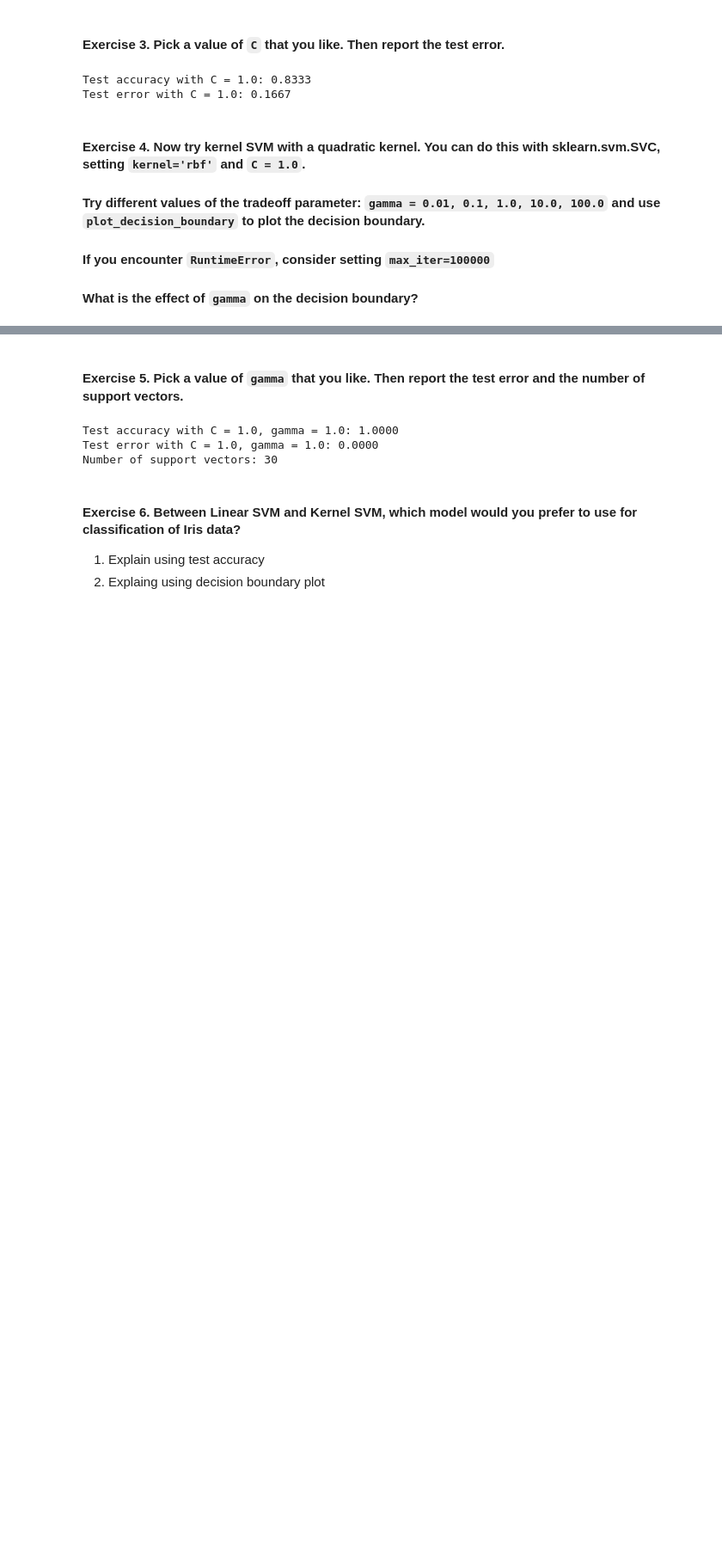
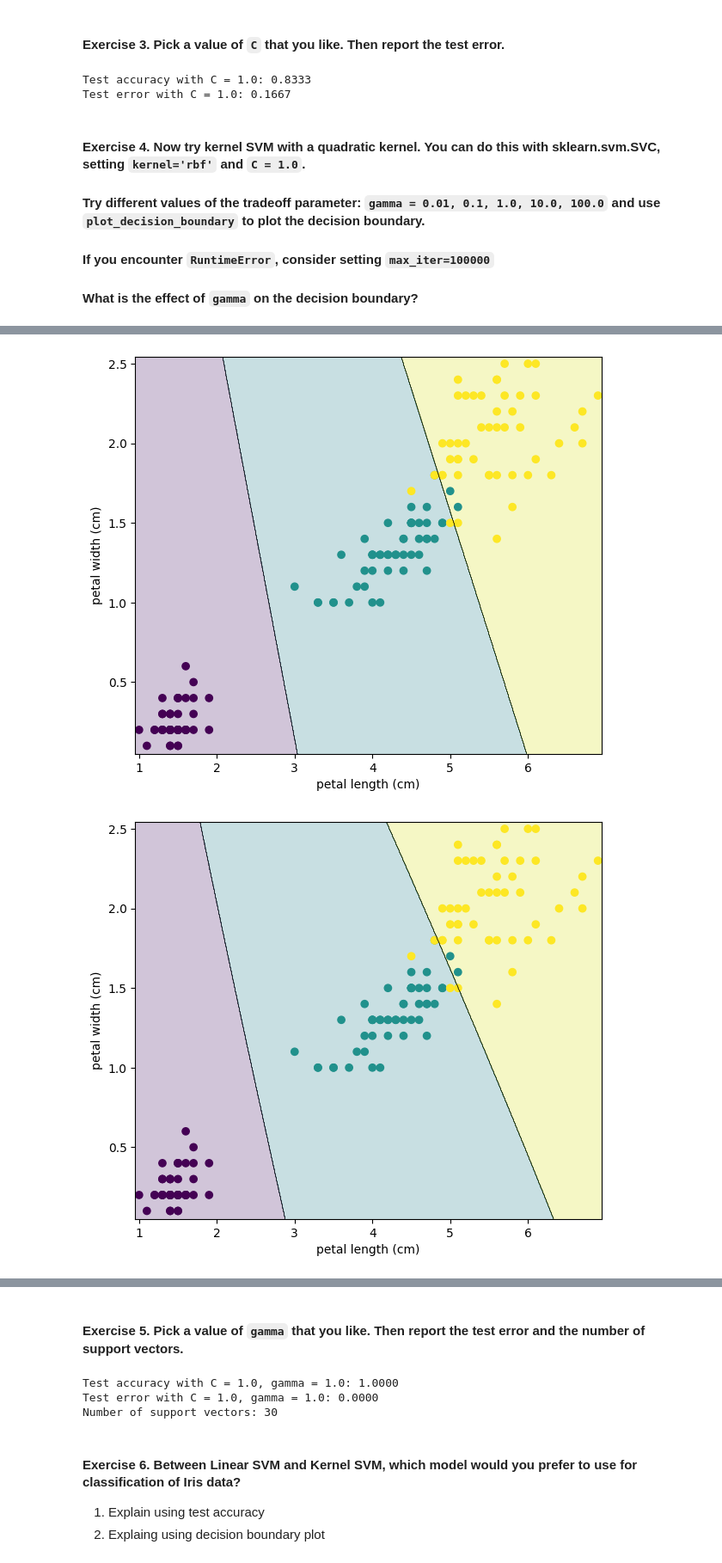
Before and after one commit to krisana-y/229352-StatisticalLearning, a Jupyter notebook: Lab06_SVM.ipynb, the cells around one changed output, grey strips where cells are left out. Shown: that part at 86% size. Drawn from its saved outputs; the diff is of its cells as text; code cells hidden in the pictures; blank space fills up the shorter version.

```diff
--- a/Lab06_SVM.ipynb
+++ b/Lab06_SVM.ipynb
@@ -145,0 +119,23 @@ Training SVC with RBF kernel, C = 1.0, gamma = 100.0
+# %%
+svc=SVC(kernel='rbf', C=1.0, gamma=0.01, max_iter=10000)
+svc.fit(X, y)
+plot_decision_boundary(svc, X, y)
+
+svc=SVC(kernel='rbf', C=1.0, gamma=0.1, max_iter=10000)
+svc.fit(X, y)
+plot_decision_boundary(svc, X, y)
+
+svc=SVC(kernel='rbf', C=1.0, gamma=1.0, max_iter=10000)
+svc.fit(X, y)
+plot_decision_boundary(svc, X, y)
+
+svc=SVC(kernel='rbf', C=1.0, gamma=10.0, max_iter=10000)
+svc.fit(X, y)
+plot_decision_boundary(svc, X, y)
+
+svc=SVC(kernel='rbf', C=1.0, gamma=100.0, max_iter=10000)
+svc.fit(X, y)
+plot_decision_boundary(svc, X, y)
+# %% [output]
+[figure, added]
+[figure, added]
```
Also changed, not shown: parts of 5 cells of this notebook.
